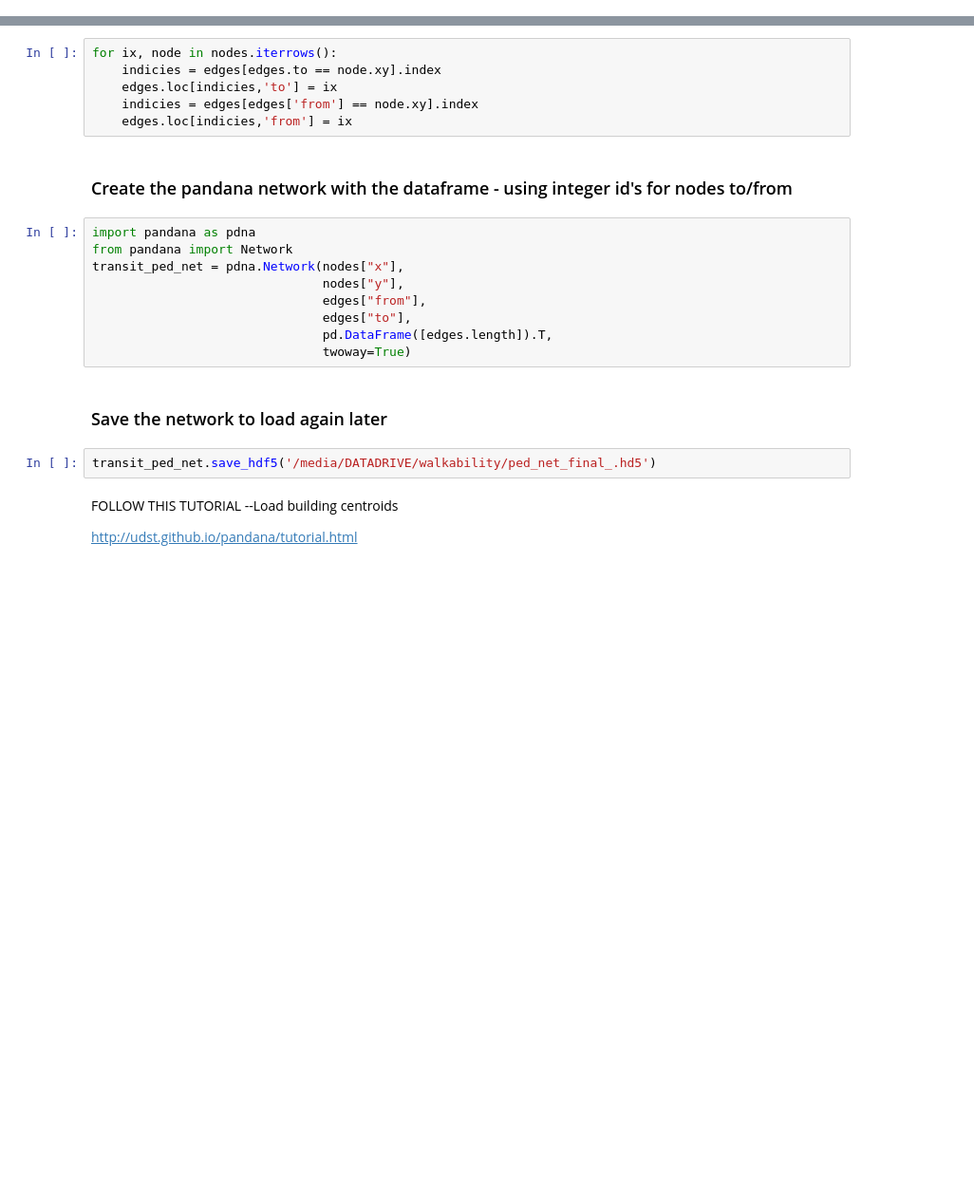
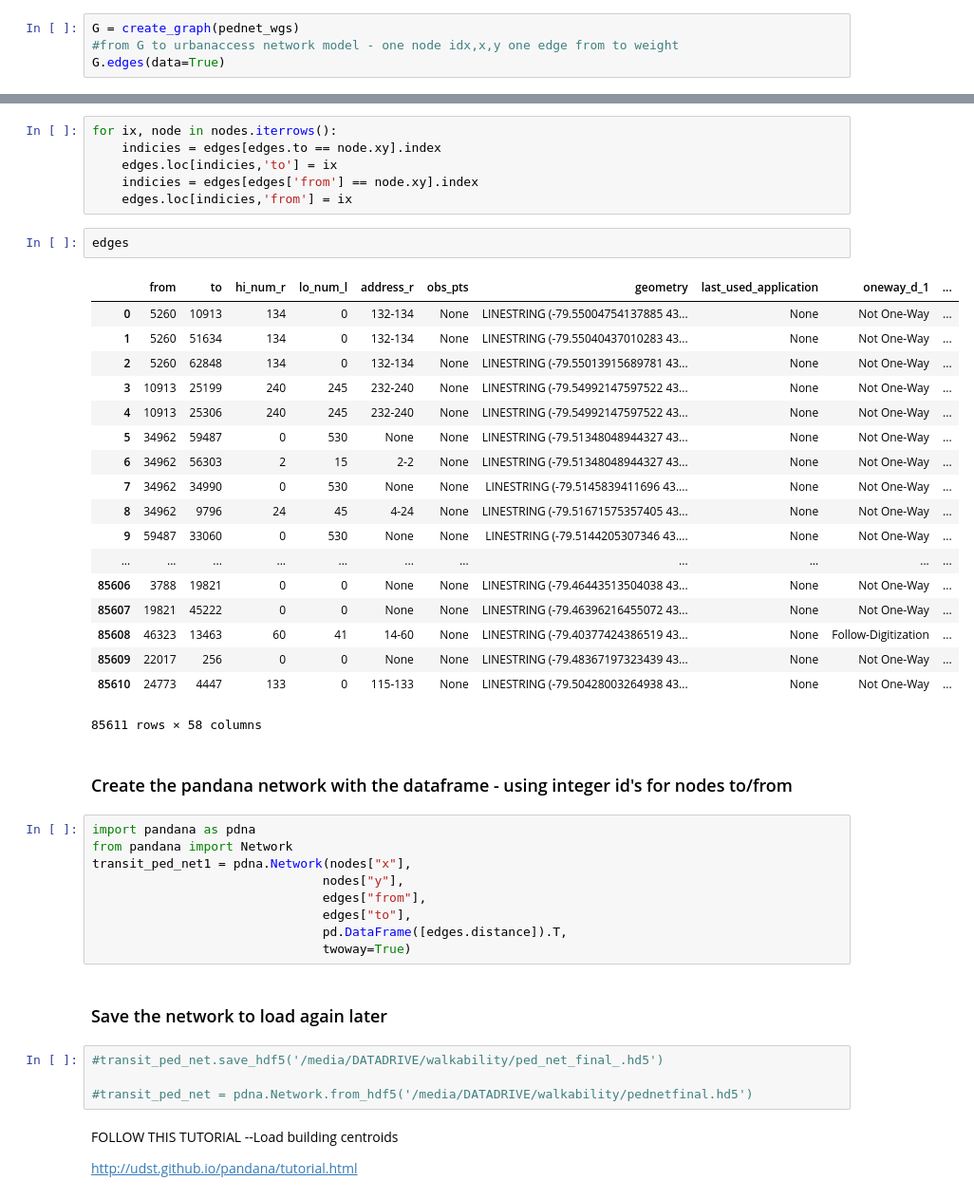
Before and after one commit to gcc-dav-official-github/production, a Jupyter notebook: projects/walkability/code/UrbanAccess.ipynb, the cells around one changed output, grey strips where cells are left out. Shown: that part at 95% size. Saved outputs shown, nothing was run; the diff lists cells and outputs as text; blank space fills up the shorter version.

```diff
--- a/projects/walkability/code/UrbanAccess.ipynb
+++ b/projects/walkability/code/UrbanAccess.ipynb
@@ -30,3 +79,7 @@ G.edges(data=True)
+# %%
+G = create_graph(pednet_wgs)
+#from G to urbanaccess network model - one node idx,x,y one edge from to weight
+G.edges(data=True)
 # %% [markdown]
 ### Take the graph and setup dataframe to load into Urban Access object.
 # %%
@@ -46,21 +99,44 @@ for ix, node in nodes.iterrows():
     edges.loc[indicies,'to'] = ix
     indicies = edges[edges['from'] == node.xy].index
     edges.loc[indicies,'from'] = ix
+# %%
+edges
+# %% [output]
+|  | from | to | hi_num_r | lo_num_l | address_r | obs_pts | geometry | last_used_application | oneway_d_1 | ... |
+| 0 | 5260 | 10913 | 134 | 0 | 132-134 | None | LINESTRING (-79.55004754137885 43... | None | Not One-Way | ... |
+| 1 | 5260 | 51634 | 134 | 0 | 132-134 | None | LINESTRING (-79.55040437010283 43... | None | Not One-Way | ... |
+| 2 | 5260 | 62848 | 134 | 0 | 132-134 | None | LINESTRING (-79.55013915689781 43... | None | Not One-Way | ... |
+| 3 | 10913 | 25199 | 240 | 245 | 232-240 | None | LINESTRING (-79.54992147597522 43... | None | Not One-Way | ... |
+| 4 | 10913 | 25306 | 240 | 245 | 232-240 | None | LINESTRING (-79.54992147597522 43... | None | Not One-Way | ... |
+| 5 | 34962 | 59487 | 0 | 530 | None | None | LINESTRING (-79.51348048944327 43... | None | Not One-Way | ... |
+| 6 | 34962 | 56303 | 2 | 15 | 2-2 | None | LINESTRING (-79.51348048944327 43... | None | Not One-Way | ... |
+| 7 | 34962 | 34990 | 0 | 530 | None | None | LINESTRING (-79.5145839411696 43.... | None | Not One-Way | ... |
+| 8 | 34962 | 9796 | 24 | 45 | 4-24 | None | LINESTRING (-79.51671575357405 43... | None | Not One-Way | ... |
+| 9 | 59487 | 33060 | 0 | 530 | None | None | LINESTRING (-79.5144205307346 43.... | None | Not One-Way | ... |
+| ... | ... | ... | ... | ... | ... | ... | ... | ... | ... | ... |
+| 85606 | 3788 | 19821 | 0 | 0 | None | None | LINESTRING (-79.46443513504038 43... | None | Not One-Way | ... |
+| 85607 | 19821 | 45222 | 0 | 0 | None | None | LINESTRING (-79.46396216455072 43... | None | Not One-Way | ... |
+| 85608 | 46323 | 13463 | 60 | 41 | 14-60 | None | LINESTRING (-79.40377424386519 43... | None | Follow-Digitization | ... |
+| 85609 | 22017 | 256 | 0 | 0 | None | None | LINESTRING (-79.48367197323439 43... | None | Not One-Way | ... |
+| 85610 | 24773 | 4447 | 133 | 0 | 115-133 | None | LINESTRING (-79.50428003264938 43... | None | Not One-Way | ... |
+85611 rows × 58 columns
 # %% [markdown]
 ### Create the pandana network with the dataframe - using integer id's for nodes to/from
 # %%
 import pandana as pdna
 from pandana import Network
-transit_ped_net = pdna.Network(nodes["x"],
+transit_ped_net1 = pdna.Network(nodes["x"],
                                nodes["y"],
                                edges["from"],
                                edges["to"],
-                               pd.DataFrame([edges.length]).T,
+                               pd.DataFrame([edges.distance]).T,
                                twoway=True)
 # %% [markdown]
 ### Save the network to load again later
 # %%
-transit_ped_net.save_hdf5('/media/DATADRIVE/walkability/ped_net_final_.hd5')
+#transit_ped_net.save_hdf5('/media/DATADRIVE/walkability/ped_net_final_.hd5')
+
+#transit_ped_net = pdna.Network.from_hdf5('/media/DATADRIVE/walkability/pednetfinal.hd5')
 # %% [markdown]
 FOLLOW THIS TUTORIAL
 --Load building centroids
```
Also changed, not shown: parts of 22 cells of this notebook.
